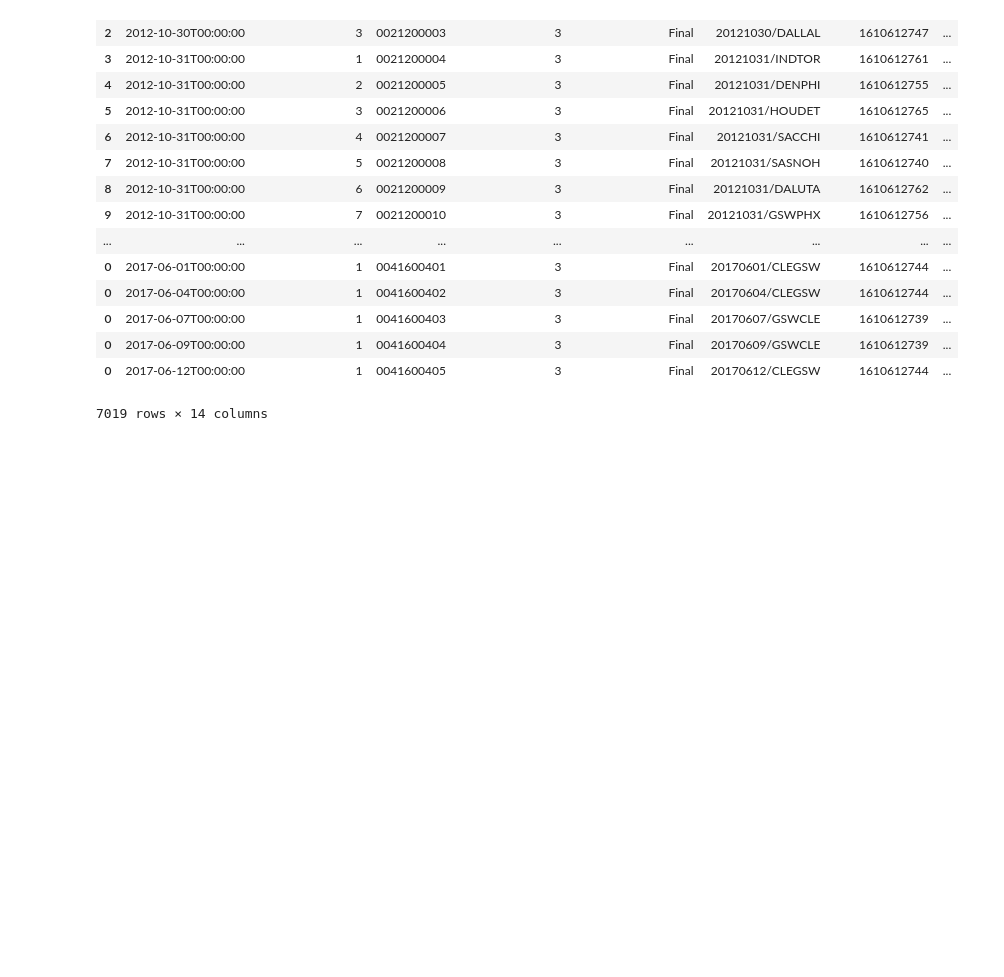
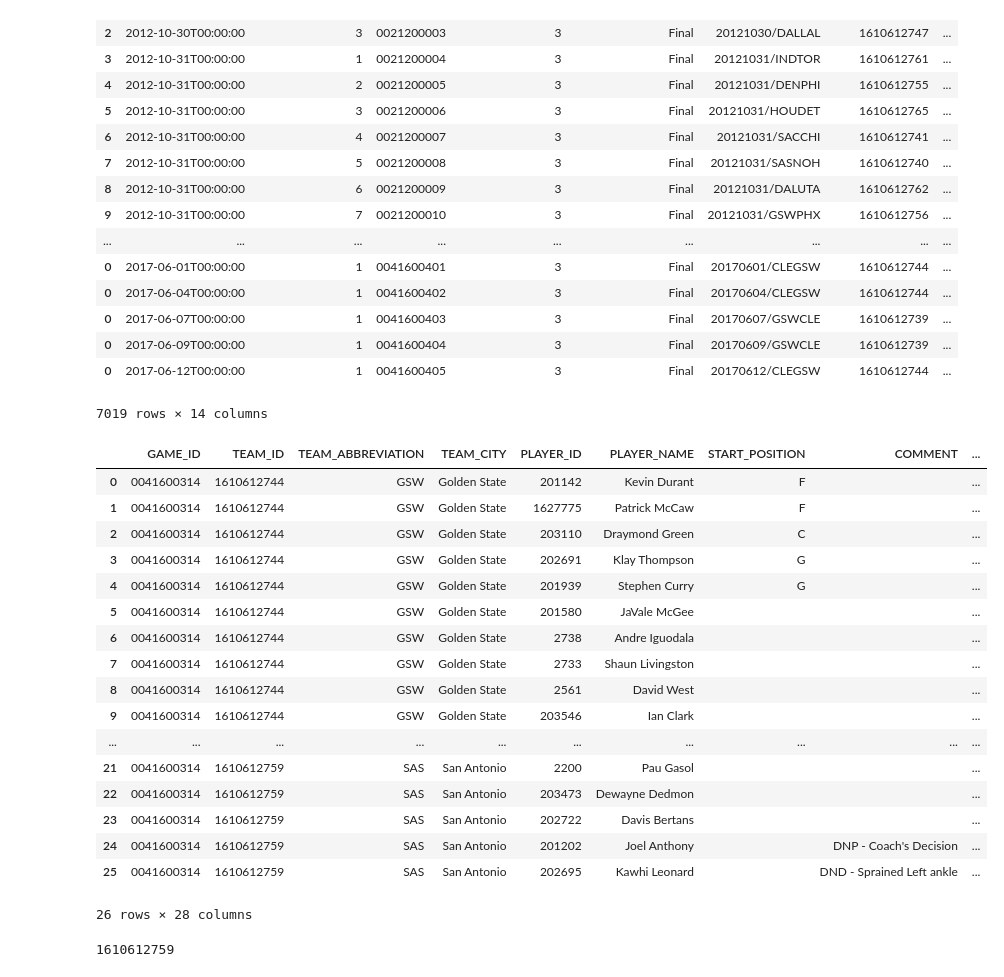
Before and after one commit to wonderui/Hoop_Fantasy, a Jupyter notebook: grab_game_head.ipynb, the cells around one changed output. Saved outputs shown, nothing was run; the diff lists cells and outputs as text; code cells hidden in the pictures; blank space fills up the shorter version.

```diff
--- a/grab_game_head.ipynb
+++ b/grab_game_head.ipynb
@@ -86,3 +86,30 @@ game_header
 | 0 | 2017-06-09T00:00:00 | 1 | 0041600404 | 3 | Final | 20170609/GSWCLE | 1610612739 | ... |
 | 0 | 2017-06-12T00:00:00 | 1 | 0041600405 | 3 | Final | 20170612/CLEGSW | 1610612744 | ... |
 7019 rows × 14 columns
+# %%
+player_stats = nba_py.game.Boxscore('0041600314').player_stats()
+player_stats
+# %% [output]
+|  | GAME_ID | TEAM_ID | TEAM_ABBREVIATION | TEAM_CITY | PLAYER_ID | PLAYER_NAME | START_POSITION | COMMENT | ... |
+| 0 | 0041600314 | 1610612744 | GSW | Golden State | 201142 | Kevin Durant | F |  | ... |
+| 1 | 0041600314 | 1610612744 | GSW | Golden State | 1627775 | Patrick McCaw | F |  | ... |
+| 2 | 0041600314 | 1610612744 | GSW | Golden State | 203110 | Draymond Green | C |  | ... |
+| 3 | 0041600314 | 1610612744 | GSW | Golden State | 202691 | Klay Thompson | G |  | ... |
+| 4 | 0041600314 | 1610612744 | GSW | Golden State | 201939 | Stephen Curry | G |  | ... |
+| 5 | 0041600314 | 1610612744 | GSW | Golden State | 201580 | JaVale McGee |  |  | ... |
+| 6 | 0041600314 | 1610612744 | GSW | Golden State | 2738 | Andre Iguodala |  |  | ... |
+| 7 | 0041600314 | 1610612744 | GSW | Golden State | 2733 | Shaun Livingston |  |  | ... |
+| 8 | 0041600314 | 1610612744 | GSW | Golden State | 2561 | David West |  |  | ... |
+| 9 | 0041600314 | 1610612744 | GSW | Golden State | 203546 | Ian Clark |  |  | ... |
+| ... | ... | ... | ... | ... | ... | ... | ... | ... | ... |
+| 21 | 0041600314 | 1610612759 | SAS | San Antonio | 2200 | Pau Gasol |  |  | ... |
+| 22 | 0041600314 | 1610612759 | SAS | San Antonio | 203473 | Dewayne Dedmon |  |  | ... |
+| 23 | 0041600314 | 1610612759 | SAS | San Antonio | 202722 | Davis Bertans |  |  | ... |
+| 24 | 0041600314 | 1610612759 | SAS | San Antonio | 201202 | Joel Anthony |  | DNP - Coach's Decision | ... |
+| 25 | 0041600314 | 1610612759 | SAS | San Antonio | 202695 | Kawhi Leonard |  | DND - Sprained Left ankle | ... |
+26 rows × 28 columns
+# %%
+home_team_id = game_header[game_header['GAME_ID'] == '0041600314']['HOME_TEAM_ID']
+int(home_team_id)
+# %% [output]
+1610612759
```
Also changed, not shown: parts of 1 cell of this notebook.
